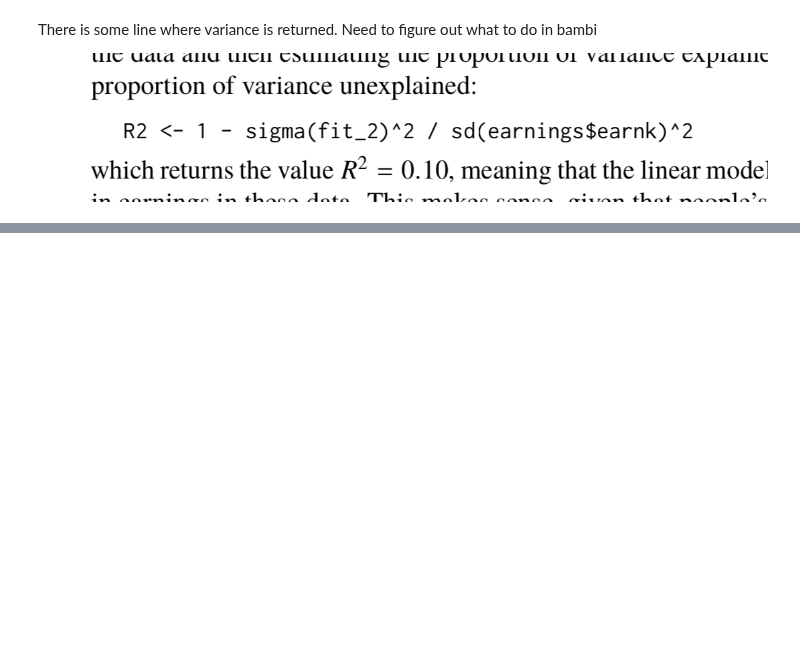
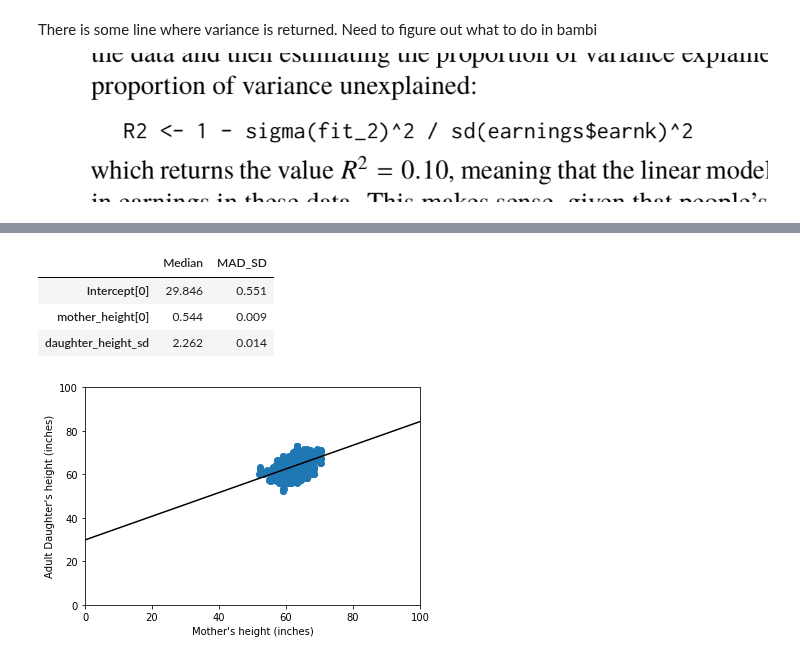
Before and after one commit to bambinos/educational-resources, a Jupyter notebook: ROS/Chapter_6.ipynb, the cells around one changed output, grey strips where cells are left out. Cells and saved outputs as stored; diff of their text form; code cells hidden in the pictures; blank space fills up the shorter version.

```diff
--- a/ROS/Chapter_6.ipynb
+++ b/ROS/Chapter_6.ipynb
@@ -97,3 +97,7 @@ coefs
 There is some line where variance is returned. Need to figure out what to do in bambi
 
 ![image.png](attachment:image.png)
+# %%
+heights = pd.read_csv("https://raw.githubusercontent.com/avehtari/ROS-Examples/master/PearsonLee/data/Heights.txt",
+                      delimiter=" ")
+heights.iloc[:5]
@@ -99,0 +111,3 @@ There is some line where variance is returned. Need to figure out what to do in
+# %%
+model = Model(heights)
+results = model.fit('daughter_height ~ mother_height', samples=1000, chains=4)
@@ -99,0 +131,28 @@ There is some line where variance is returned. Need to figure out what to do in
+# %%
+coefs = az.summary(results, stat_funcs=func_dict, extend=False)
+coefs
+# %% [output]
+|  | Median | MAD_SD |
+| Intercept[0] | 29.846 | 0.551 |
+| mother_height[0] | 0.544 | 0.009 |
+| daughter_height_sd | 2.262 | 0.014 |
+# %%
+n = heights.shape[0]
+mother_height_jitt = heights["mother_height"] + stats.uniform(-.5,.5).rvs(n)
+daughter_height_jitt = heights["daughter_height"] + stats.uniform(-.5,.5).rvs(n)
+# %%
+fig, ax = plt.subplots()
+ax.scatter(mother_height_jitt, daughter_height_jitt)
+ax.set_xlabel("Mother's height (inches)")
+ax.set_ylabel("Adult Daughter's height (inches)")
+
+x = np.array([0, 100])
+
+a_hat = coefs.loc["Intercept[0]", "Median"]
+b_hat = coefs.loc["mother_height[0]", "Median"]
+
+ax.plot(x, a_hat+b_hat*x, c="black")
+ax.set_xlim(0, 100)
+ax.set_ylim(0, 100);
+# %% [output]
+[figure, added]
```
Also changed, not shown: parts of 6 cells of this notebook.
